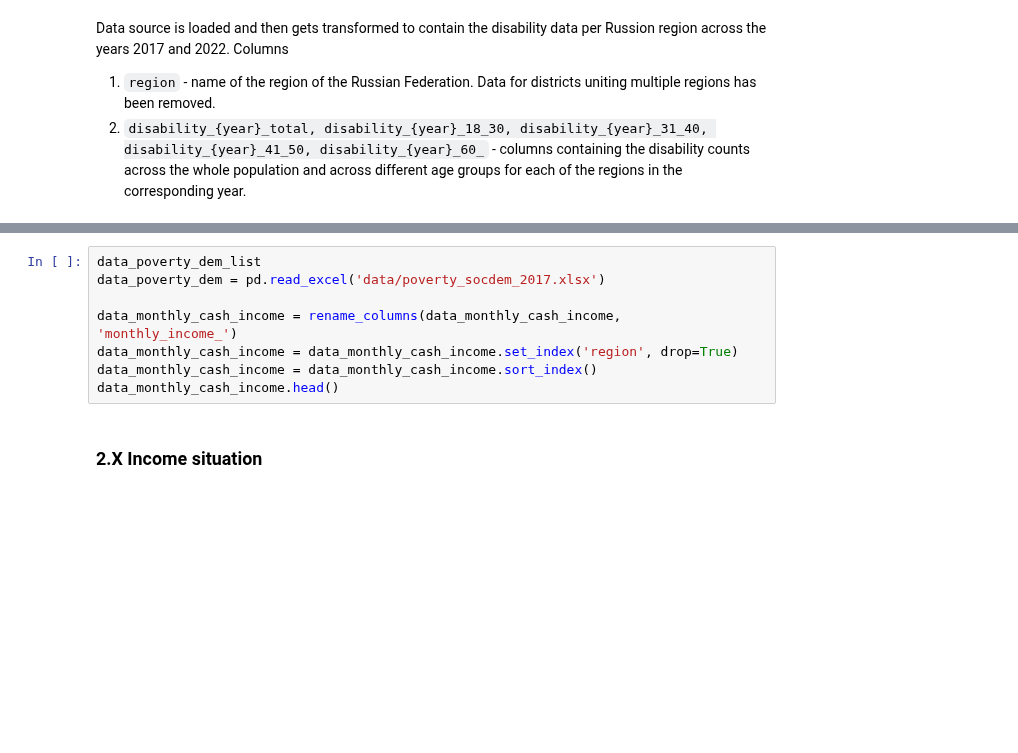
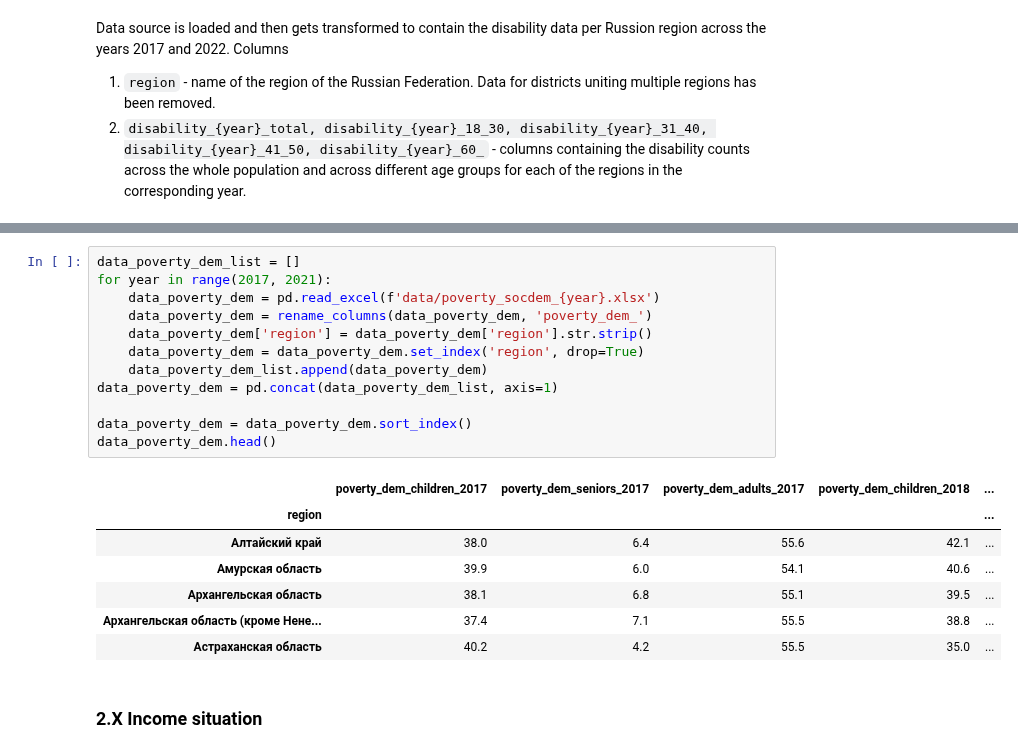
Before and after one commit to helios12/DataScienceProjects, a Jupyter notebook: projects/project-7-final/Project-7.Identification_of_vulnerable_population_groups.ipynb, the cells around one changed output, grey strips where cells are left out. Drawn from its saved outputs; the diff is of its cells as text; blank space fills up the shorter version.

```diff
--- a/projects/project-7-final/Project-7.Identification_of_vulnerable_population_groups.ipynb
+++ b/projects/project-7-final/Project-7.Identification_of_vulnerable_population_groups.ipynb
@@ -146,11 +221,23 @@ data_poverty.head()
 # %%
-data_poverty_dem_list
-data_poverty_dem = pd.read_excel('data/poverty_socdem_2017.xlsx')
+data_poverty_dem_list = []
+for year in range(2017, 2021):
+    data_poverty_dem = pd.read_excel(f'data/poverty_socdem_{year}.xlsx')
+    data_poverty_dem = rename_columns(data_poverty_dem, 'poverty_dem_')
+    data_poverty_dem['region'] = data_poverty_dem['region'].str.strip()
+    data_poverty_dem = data_poverty_dem.set_index('region', drop=True)
+    data_poverty_dem_list.append(data_poverty_dem)
+data_poverty_dem = pd.concat(data_poverty_dem_list, axis=1)
 
-data_monthly_cash_income = rename_columns(data_monthly_cash_income, 'monthly_income_')
-data_monthly_cash_income = data_monthly_cash_income.set_index('region', drop=True)
-data_monthly_cash_income = data_monthly_cash_income.sort_index()
-data_monthly_cash_income.head()
+data_poverty_dem = data_poverty_dem.sort_index()
+data_poverty_dem.head()
+# %% [output]
+|  | poverty_dem_children_2017 | poverty_dem_seniors_2017 | poverty_dem_adults_2017 | poverty_dem_children_2018 | ... |
+| region |  |  |  |  | ... |
+| Алтайский край | 38.0 | 6.4 | 55.6 | 42.1 | ... |
+| Амурская область | 39.9 | 6.0 | 54.1 | 40.6 | ... |
+| Архангельская область | 38.1 | 6.8 | 55.1 | 39.5 | ... |
+| Архангельская область (кроме Нене... | 37.4 | 7.1 | 55.5 | 38.8 | ... |
+| Астраханская область | 40.2 | 4.2 | 55.5 | 35.0 | ... |
 # %% [markdown]
 ### 2.X Income situation
 # %% [markdown]
```
Also changed, not shown: parts of 11 cells of this notebook, 3 other files.
